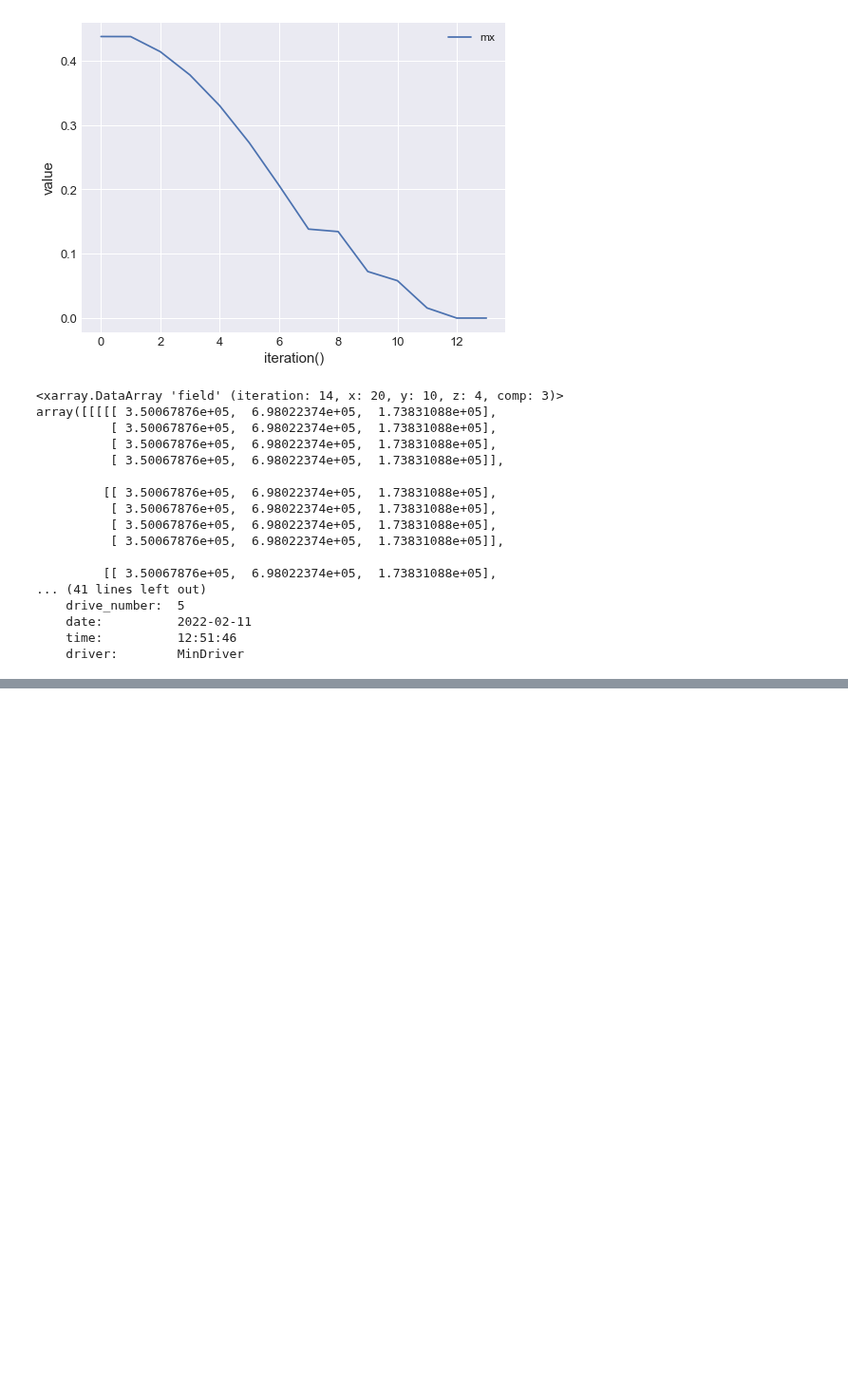
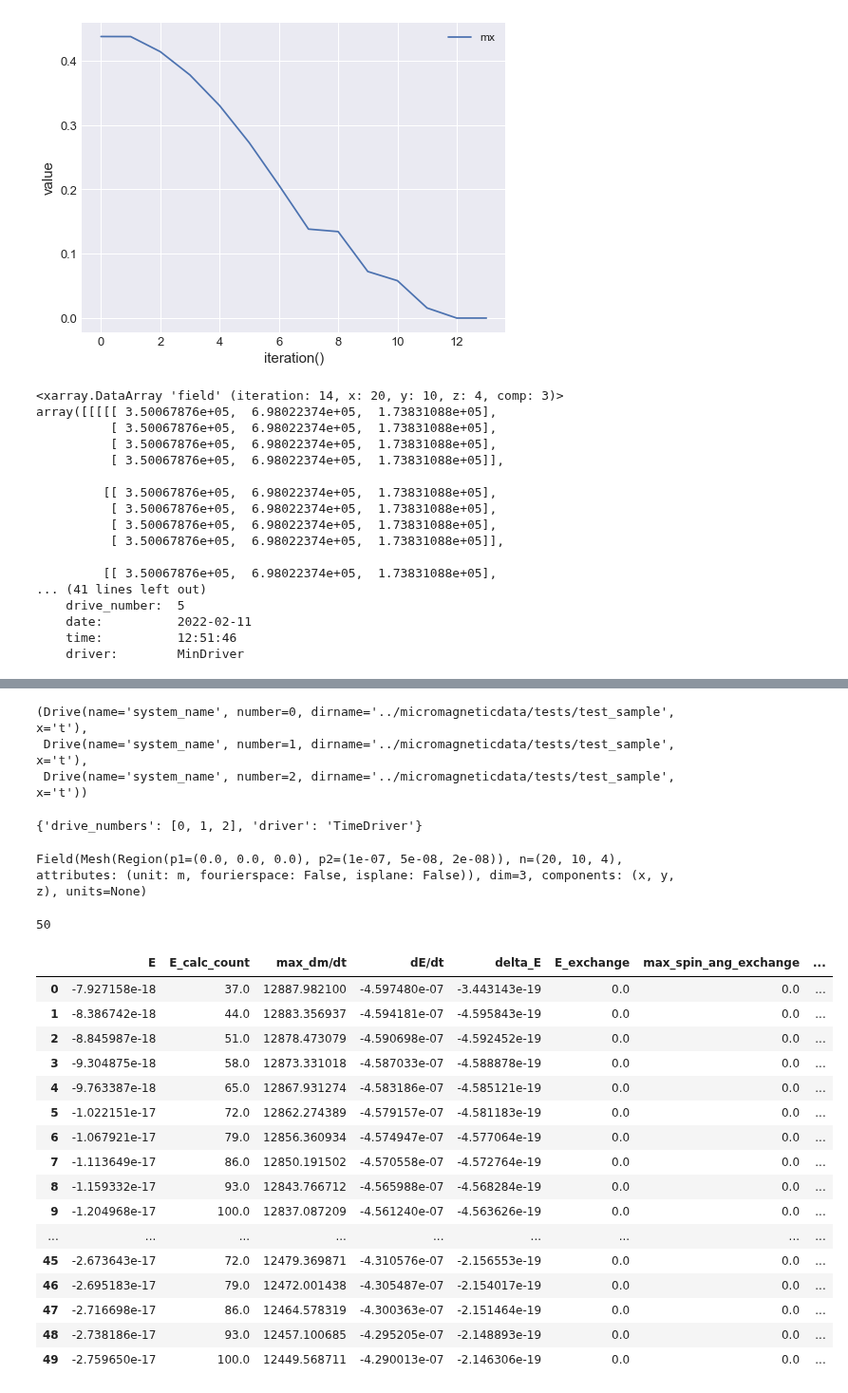
Before and after one commit to ubermag/micromagneticdata, a Jupyter notebook: docs/dev-test.ipynb, the cells around one changed output, grey strips where cells are left out. Shown at 95% size. Cells and saved outputs as stored; diff of their text form; code cells hidden in the pictures; blank space fills up the shorter version.

```diff
--- a/docs/dev-test.ipynb
+++ b/docs/dev-test.ipynb
@@ -155,3 +155,6 @@ array([[[[[ 3.50067876e+05,  6.98022374e+05,  1.73831088e+05],
     date:          2022-02-11
     time:          12:51:46
     driver:        MinDriver
+# %%
+combined = data[0] << data[1] << data[2]
+combined
@@ -157,0 +167,38 @@ array([[[[[ 3.50067876e+05,  6.98022374e+05,  1.73831088e+05],
+# %%
+combined.drives
+# %% [output]
+(Drive(name='system_name', number=0, dirname='../micromagneticdata/tests/test_sample', x='t'),
+ Drive(name='system_name', number=1, dirname='../micromagneticdata/tests/test_sample', x='t'),
+ Drive(name='system_name', number=2, dirname='../micromagneticdata/tests/test_sample', x='t'))
+# %%
+combined.info
+# %% [output]
+{'drive_numbers': [0, 1, 2], 'driver': 'TimeDriver'}
+# %%
+combined.m0
+# %% [output]
+Field(Mesh(Region(p1=(0.0, 0.0, 0.0), p2=(1e-07, 5e-08, 2e-08)), n=(20, 10, 4), attributes: (unit: m, fourierspace: False, isplane: False)), dim=3, components: (x, y, z), units=None)
+# %%
+combined.n
+# %% [output]
+50
+# %%
+combined.table.data
+# %% [output]
+|  | E | E_calc_count | max_dm/dt | dE/dt | delta_E | E_exchange | max_spin_ang_exchange | ... |
+| 0 | -7.927158e-18 | 37.0 | 12887.982100 | -4.597480e-07 | -3.443143e-19 | 0.0 | 0.0 | ... |
+| 1 | -8.386742e-18 | 44.0 | 12883.356937 | -4.594181e-07 | -4.595843e-19 | 0.0 | 0.0 | ... |
+| 2 | -8.845987e-18 | 51.0 | 12878.473079 | -4.590698e-07 | -4.592452e-19 | 0.0 | 0.0 | ... |
+| 3 | -9.304875e-18 | 58.0 | 12873.331018 | -4.587033e-07 | -4.588878e-19 | 0.0 | 0.0 | ... |
+| 4 | -9.763387e-18 | 65.0 | 12867.931274 | -4.583186e-07 | -4.585121e-19 | 0.0 | 0.0 | ... |
+| 5 | -1.022151e-17 | 72.0 | 12862.274389 | -4.579157e-07 | -4.581183e-19 | 0.0 | 0.0 | ... |
+| 6 | -1.067921e-17 | 79.0 | 12856.360934 | -4.574947e-07 | -4.577064e-19 | 0.0 | 0.0 | ... |
+| 7 | -1.113649e-17 | 86.0 | 12850.191502 | -4.570558e-07 | -4.572764e-19 | 0.0 | 0.0 | ... |
+| 8 | -1.159332e-17 | 93.0 | 12843.766712 | -4.565988e-07 | -4.568284e-19 | 0.0 | 0.0 | ... |
+| 9 | -1.204968e-17 | 100.0 | 12837.087209 | -4.561240e-07 | -4.563626e-19 | 0.0 | 0.0 | ... |
+| ... | ... | ... | ... | ... | ... | ... | ... | ... |
+| 45 | -2.673643e-17 | 72.0 | 12479.369871 | -4.310576e-07 | -2.156553e-19 | 0.0 | 0.0 | ... |
+| 46 | -2.695183e-17 | 79.0 | 12472.001438 | -4.305487e-07 | -2.154017e-19 | 0.0 | 0.0 | ... |
+| 47 | -2.716698e-17 | 86.0 | 12464.578319 | -4.300363e-07 | -2.151464e-19 | 0.0 | 0.0 | ... |
+| 48 | -2.738186e-17 | 93.0 | 12457.100685 | -4.295205e-07 | -2.148893e-19 | 0.0 | 0.0 | ... |
+| 49 | -2.759650e-17 | 100.0 | 12449.568711 | -4.290013e-07 | -2.146306e-19 | 0.0 | 0.0 | ... |
```
Also changed, not shown: parts of 5 cells of this notebook.
